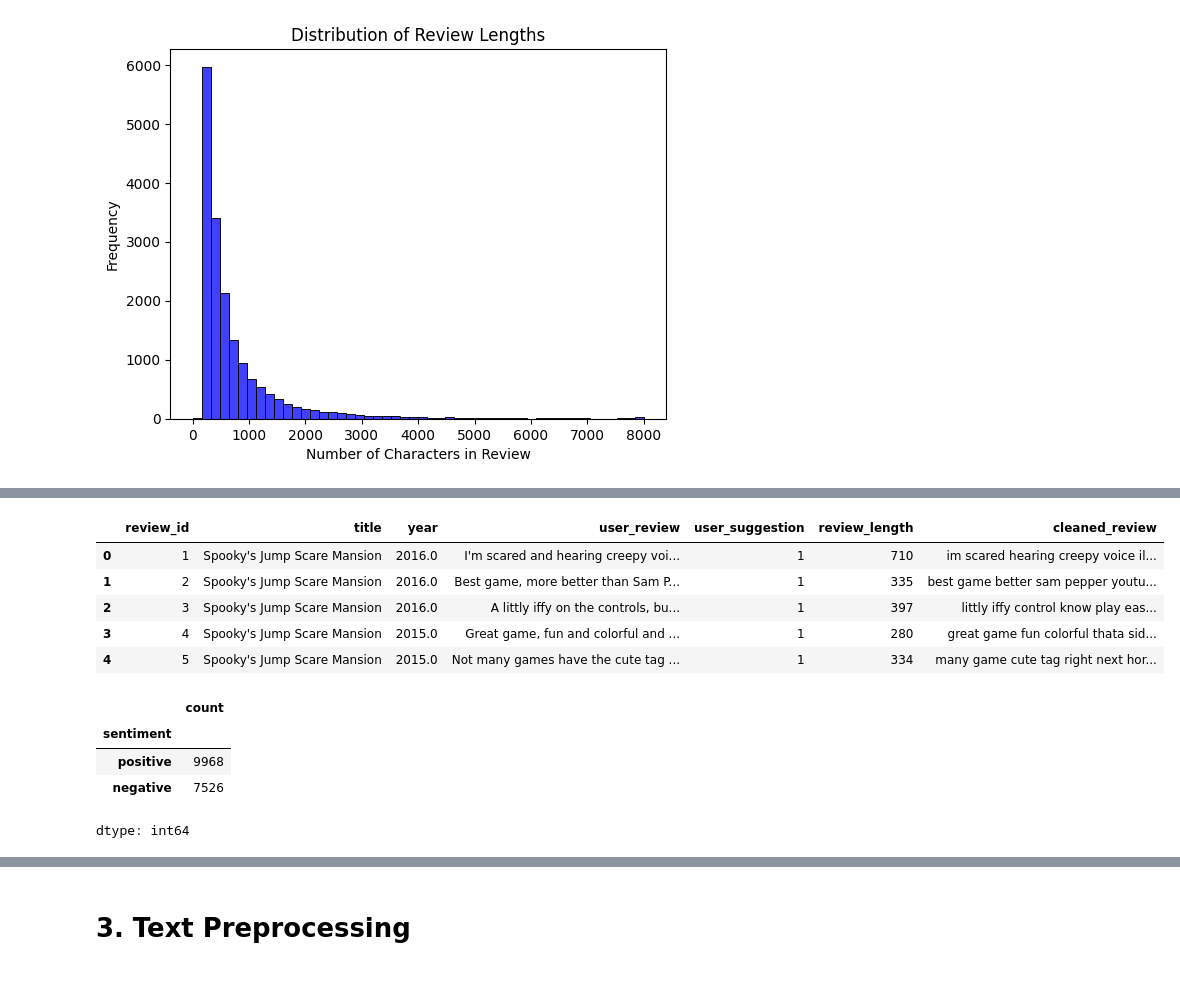
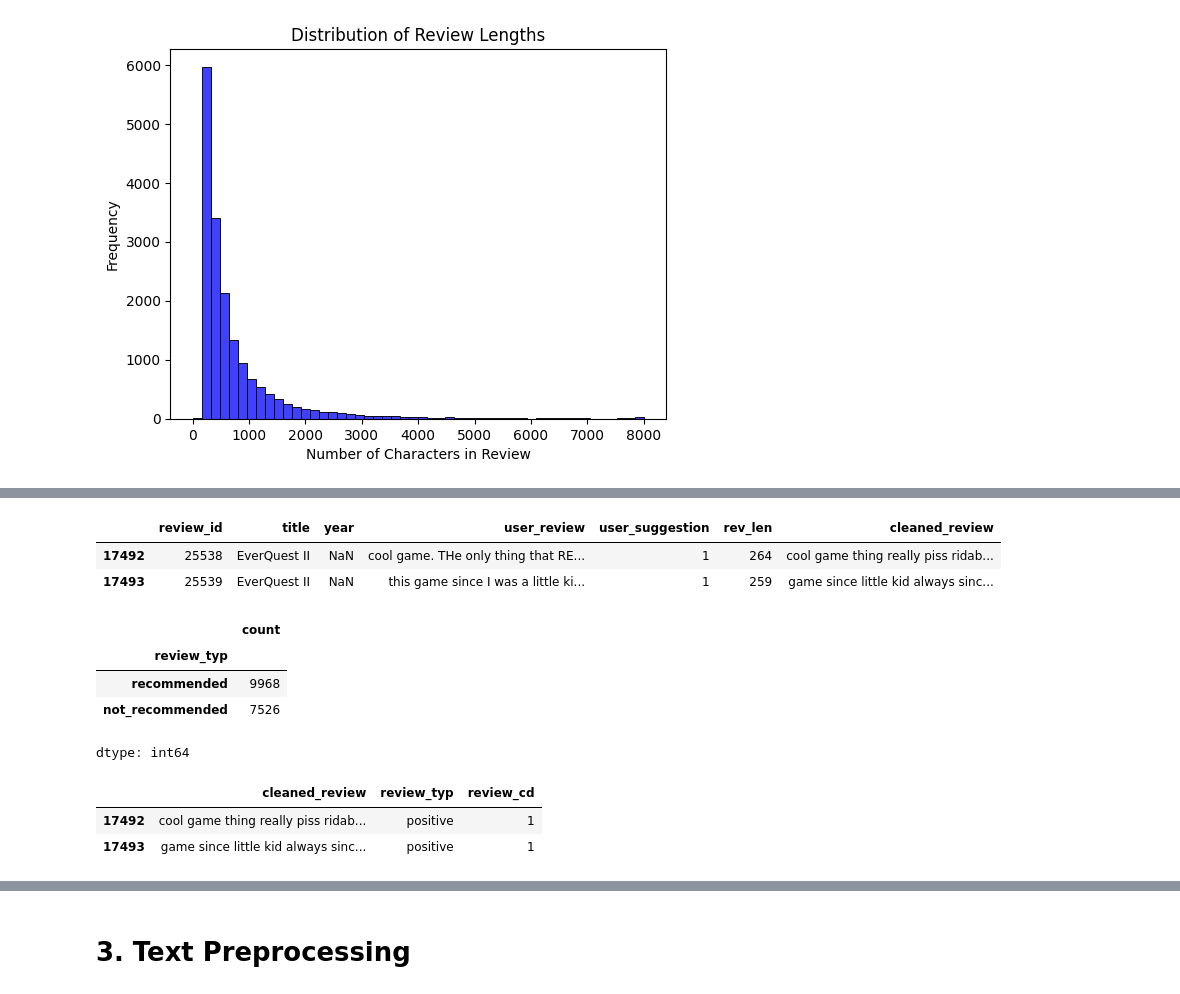
Before and after one commit to Subhangee19/DataAnalysis, a Jupyter notebook: Untitled11.ipynb, the cells around one changed output, grey strips where cells are left out. Cells and saved outputs as stored; diff of their text form; code cells hidden in the pictures.

```diff
--- a/Untitled11.ipynb
+++ b/Untitled11.ipynb
@@ -187,24 +190,21 @@ plt.show()
 # %%
-stop_words = set(stopwords.words('english'))
-lemmatizer = WordNetLemmatizer()
+w_halt = set(stopwords.words('english'))
+lemmat = WordNetLemmatizer()
 
-def clean_text(text):
-    text = str(text).lower()
-    text = BeautifulSoup(text, "html.parser").get_text()
-    text = re.sub(r'\d+', '', text)
-    text = text.translate(str.maketrans('', '', string.punctuation))
-    text = re.sub(r'\s+', ' ', text).strip()
-    tokens = word_tokenize(text)
-    tokens = [lemmatizer.lemmatize(word) for word in tokens if word not in stop_words]
-    return ' '.join(tokens)
+def t_cln(text):
+    tex = str(text).lower()
+    tex = BeautifulSoup(tex, "html.parser").get_text()
+    tex = re.sub(r'\d+', '', tex)
+    tex = tex.translate(str.maketrans('', '', string.punctuation))
+    tex = re.sub(r'\s+', ' ', tex).strip()
+    tok = word_tokenize(tex)
+    tok = [lemmat.lemmatize(word) for word in tok if word not in w_halt]
+    return ' '.join(tok)
 
 
-df['cleaned_review'] = df['user_review'].astype(str).apply(clean_text)
-df.head()
+d_steam['cleaned_review'] = d_steam['user_review'].astype(str).apply(t_cln)
+d_steam.tail(2)
 # %% [output]
-|  | review_id | title | year | user_review | user_suggestion | review_length | cleaned_review |
-| 0 | 1 | Spooky's Jump Scare Mansion | 2016.0 | I'm scared and hearing creepy voi... | 1 | 710 | im scared hearing creepy voice il... |
-| 1 | 2 | Spooky's Jump Scare Mansion | 2016.0 | Best game, more better than Sam P... | 1 | 335 | best game better sam pepper youtu... |
-| 2 | 3 | Spooky's Jump Scare Mansion | 2016.0 | A littly iffy on the controls, bu... | 1 | 397 | littly iffy control know play eas... |
-| 3 | 4 | Spooky's Jump Scare Mansion | 2015.0 | Great game, fun and colorful and ... | 1 | 280 | great game fun colorful thata sid... |
-| 4 | 5 | Spooky's Jump Scare Mansion | 2015.0 | Not many games have the cute tag ... | 1 | 334 | many game cute tag right next hor... |
+|  | review_id | title | year | user_review | user_suggestion | rev_len | cleaned_review |
+| 17492 | 25538 | EverQuest II | NaN | cool game. THe only thing that RE... | 1 | 264 | cool game thing really piss ridab... |
+| 17493 | 25539 | EverQuest II | NaN | this game since I was a little ki... | 1 | 259 | game since little kid always sinc... |
@@ -210,0 +214,8 @@ df.head()
+# %%
+d_steam['review_typ'].value_counts()
+# %% [output]
+|  | count |
+| review_typ |  |
+| recommended | 9968 |
+| not_recommended | 7526 |
+dtype: int64
@@ -211,11 +229,8 @@ df.head()
 # %%
-df['sentiment'] = df['user_suggestion'].map({1: 'positive', 0: 'negative'})
-df['sentiment_label'] = df['sentiment'].map({'positive': 1, 'negative': 0})
+d_steam['review_typ'] = d_steam['user_suggestion'].map({1: 'positive', 0: 'negative'})
+d_steam['review_cd'] = d_steam['review_typ'].map({'positive': 1, 'negative': 0})
+d_steam[['cleaned_review', 'review_typ', 'review_cd']].tail(2)
+# %% [output]
+|  | cleaned_review | review_typ | review_cd |
+| 17492 | cool game thing really piss ridab... | positive | 1 |
+| 17493 | game since little kid always sinc... | positive | 1 |
-# %%
-df["sentiment"].value_counts()
-# %% [output]
-|  | count |
-| sentiment |  |
-| positive | 9968 |
-| negative | 7526 |
-dtype: int64
```
Also changed, not shown: parts of 27 cells of this notebook.
